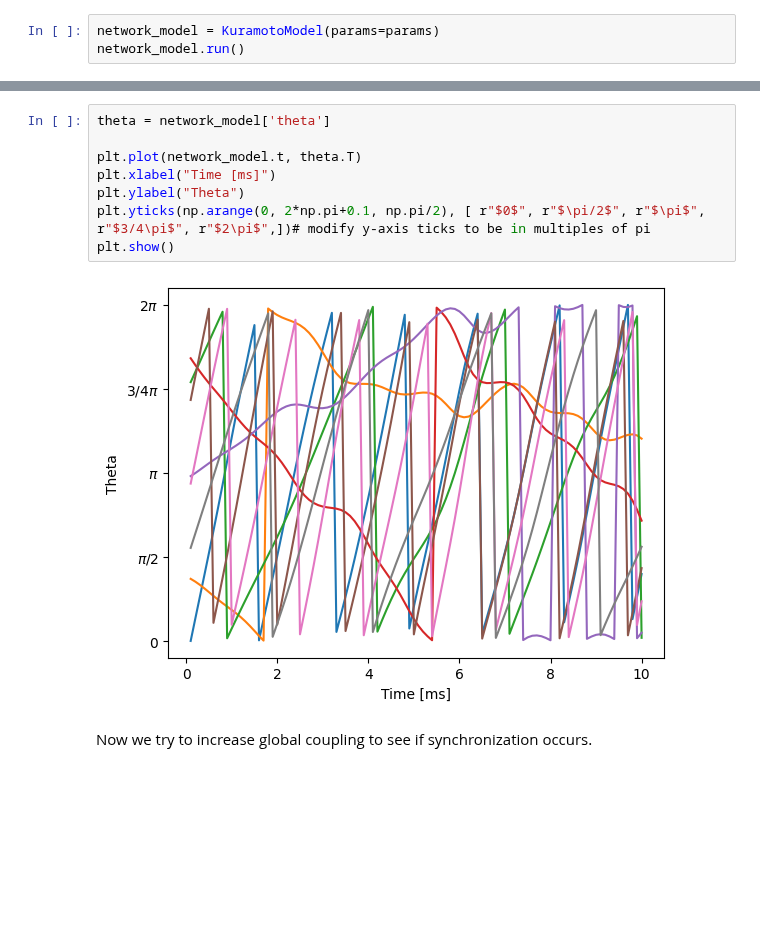
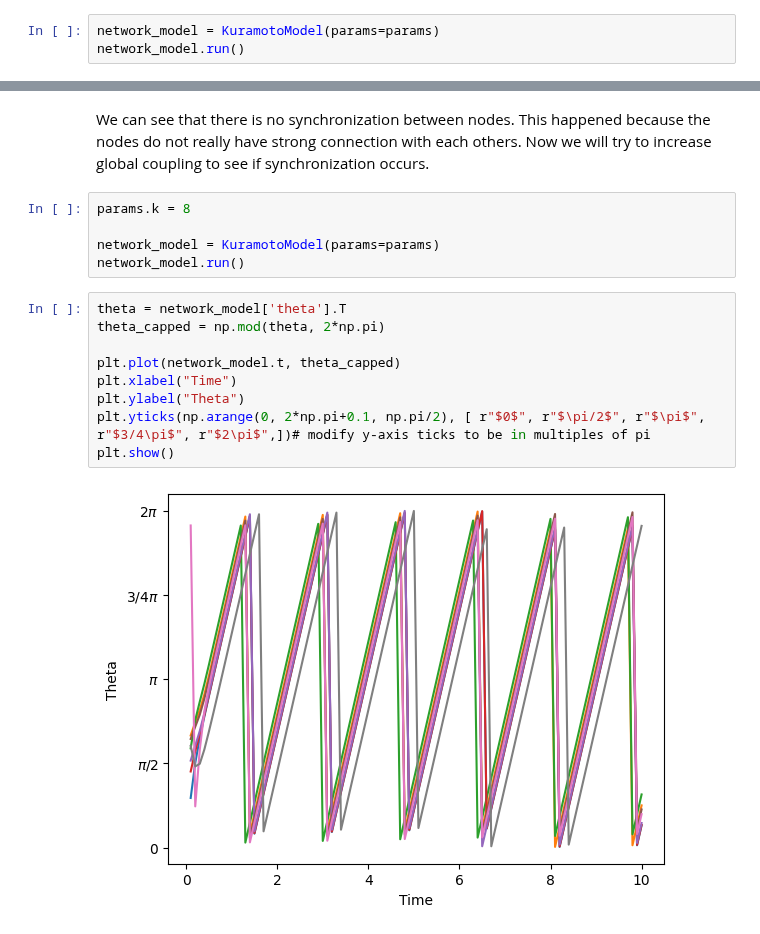
Before and after one commit to neurolib-dev/neurolib, a Jupyter notebook: examples/example-0.5-kuramoto.ipynb, the cells around one changed output, grey strips where cells are left out. Saved outputs shown, nothing was run; the diff lists cells and outputs as text; blank space fills up the shorter version.

```diff
--- a/examples/example-0.5-kuramoto.ipynb
+++ b/examples/example-0.5-kuramoto.ipynb
@@ -71,12 +91,18 @@ network_model.run()
+# %% [markdown]
+We can see that there is no synchronization between nodes. This happened because the nodes do not really have strong connection with each others. Now we will try to increase global coupling to see if synchronization occurs.
+# %%
+params.k = 8
+
+network_model = KuramotoModel(params=params)
+network_model.run()
 # %%
-theta = network_model['theta']
+theta = network_model['theta'].T
+theta_capped = np.mod(theta, 2*np.pi)
 
-plt.plot(network_model.t, theta.T)
-plt.xlabel("Time [ms]")
+plt.plot(network_model.t, theta_capped)
+plt.xlabel("Time")
 plt.ylabel("Theta")
 plt.yticks(np.arange(0, 2*np.pi+0.1, np.pi/2), [ r"$0$", r"$\pi/2$", r"$\pi$", r"$3/4\pi$", r"$2\pi$",])# modify y-axis ticks to be in multiples of pi
 plt.show()
 # %% [output]
-[figure, old version]
+[figure, new version]
-# %% [markdown]
-Now we try to increase global coupling to see if synchronization occurs.
```
Also changed, not shown: parts of 12 cells of this notebook, 3 other files.
